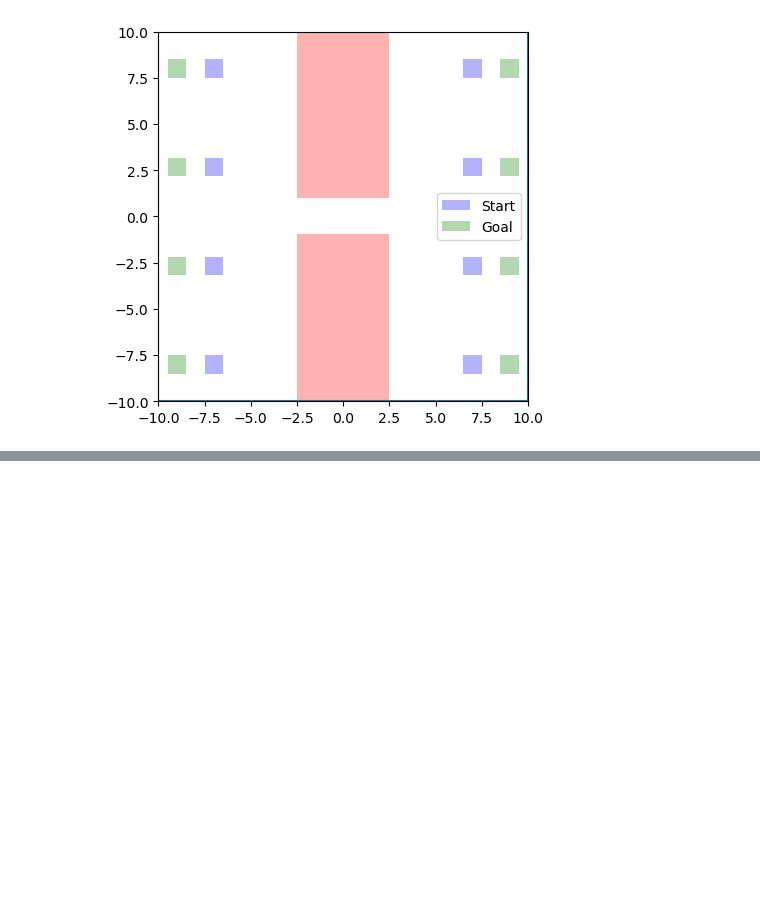
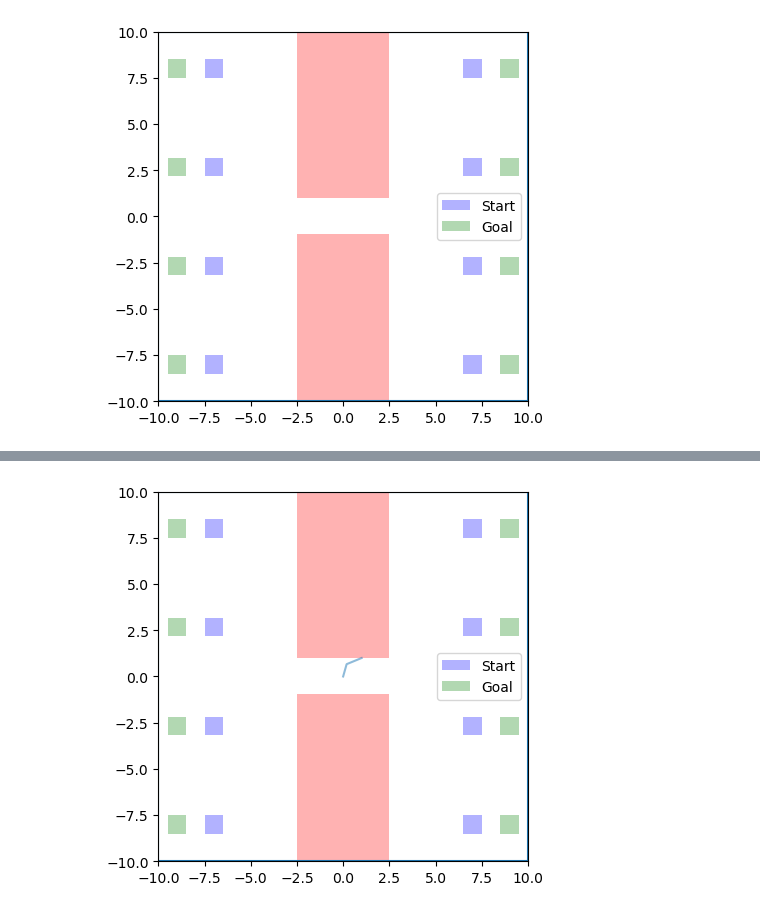
Before and after one commit to CoNG-harvard/PA-Nav, a Jupyter notebook: notebooks_playground/OMPL Setup.ipynb, the cells around one changed output, grey strips where cells are left out. Saved outputs shown, nothing was run; the diff lists cells and outputs as text; code cells hidden in the pictures; blank space fills up the shorter version.

Commit message:
First try-out of pure space RRT* is working

```diff
--- a/notebooks_playground/OMPL Setup.ipynb
+++ b/notebooks_playground/OMPL Setup.ipynb
@@ -35,2 +35,2 @@ spaceTime = ob.SpaceTimeStateSpace(space,vmax)
 # %%
-si = ob.SpaceInformation(spaceTime)
+si = ob.SpaceInformation(space)
@@ -60,0 +67,31 @@ planner = og.STRRTstar(si)
+# %%
+# Set our robot's starting state to be the bottom-left corner of
+# the environment, or (0,0).
+
+def py_to_state(s,space):
+    space_dim = len(s)
+    x = ob.State(space)
+    for i in range(space_dim):
+        x[i] = s[i]
+    return x
+
+start = py_to_state(env.starts[0],space)
+goal = py_to_state(env.goals[0],space)
+
+
+# Create a problem instance
+pdef = ob.ProblemDefinition(si)
+
+# Set the start and goal states
+pdef.setStartAndGoalStates(start, goal)
+
+pdef.setOptimizationObjective(ob.PathLengthOptimizationObjective(si))
+
+optimizingPlanner = planner
+
+# Set the problem instance for our planner to solve
+optimizingPlanner.setProblemDefinition(pdef)
+optimizingPlanner.setup()
+
+# attempt to solve the planning problem in the given runtime
+solved = optimizingPlanner.solve(5)
@@ -60,0 +104,7 @@ planner = og.STRRTstar(si)
+# %%
+path = pdef.getSolutionPath()
+path = path_to_py(path)
+# %%
+draw_env(env,paths = [path])
+# %% [output]
+[figure, added]
```
Also changed, not shown: parts of 6 cells of this notebook.
